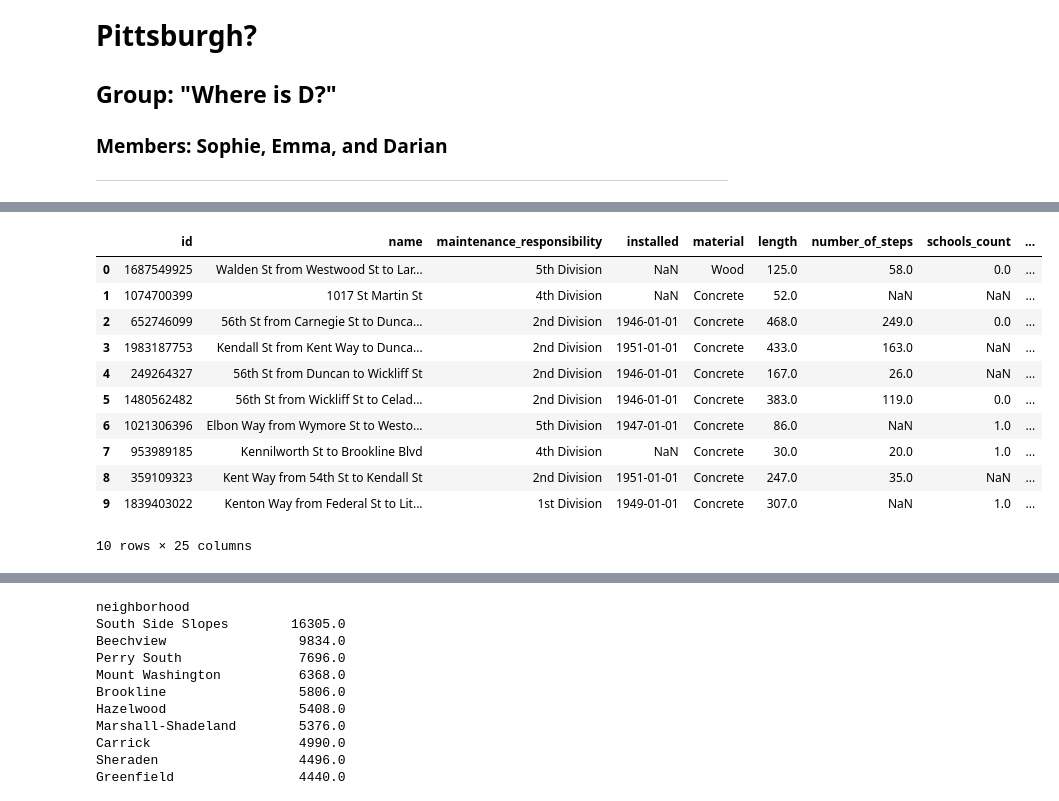
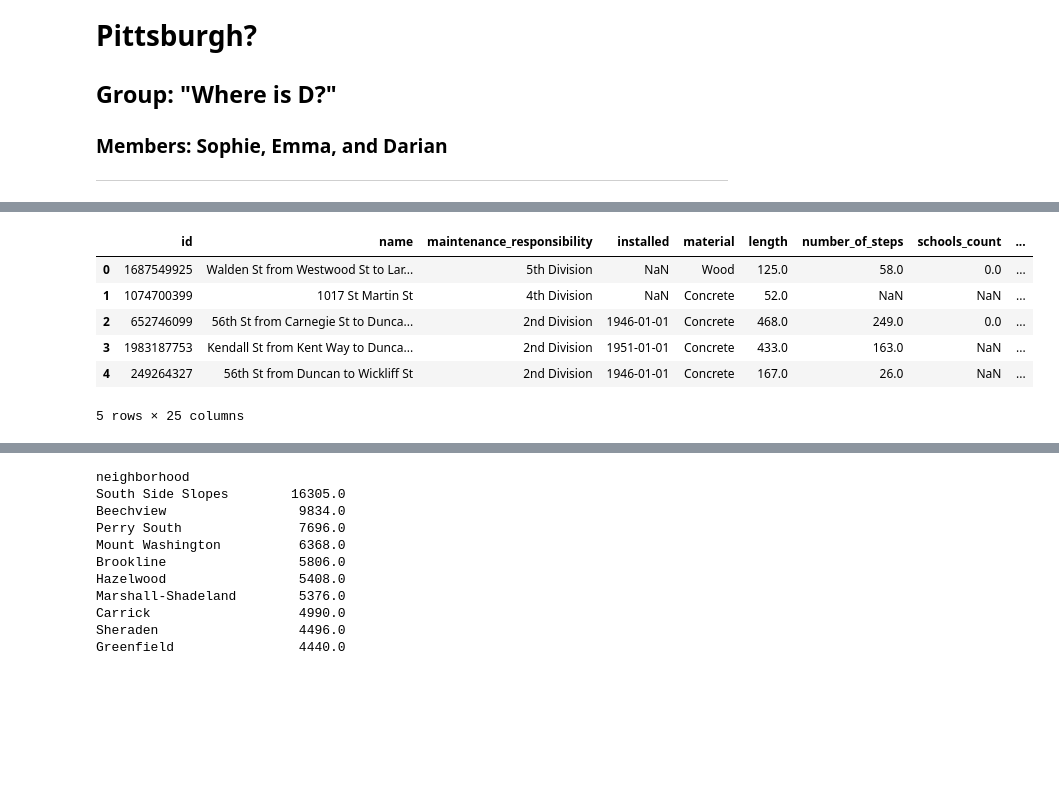
Before and after one commit to emmaknaub/Best-Pittsburgh-Neighborhood, a Jupyter notebook: Final.ipynb, the cells around one changed output, grey strips where cells are left out. Drawn from its saved outputs; the diff is of its cells as text; code cells hidden in the pictures; blank space fills up the shorter version.

```diff
--- a/Final.ipynb
+++ b/Final.ipynb
@@ -14,16 +21,11 @@ from matplotlib import pyplot, transforms
 # %%
 steps = pd.read_csv("steps.csv")
-steps.head(10)
+steps.head(5)
 # %% [output]
 |  | id | name | maintenance_responsibility | installed | material | length | number_of_steps | schools_count | ... |
 | 0 | 1687549925 | Walden St from Westwood St to Lar... | 5th Division | NaN | Wood | 125.0 | 58.0 | 0.0 | ... |
 | 1 | 1074700399 | 1017 St Martin St | 4th Division | NaN | Concrete | 52.0 | NaN | NaN | ... |
 | 2 | 652746099 | 56th St from Carnegie St to Dunca... | 2nd Division | 1946-01-01 | Concrete | 468.0 | 249.0 | 0.0 | ... |
 | 3 | 1983187753 | Kendall St from Kent Way to Dunca... | 2nd Division | 1951-01-01 | Concrete | 433.0 | 163.0 | NaN | ... |
 | 4 | 249264327 | 56th St from Duncan to Wickliff St | 2nd Division | 1946-01-01 | Concrete | 167.0 | 26.0 | NaN | ... |
-| 5 | 1480562482 | 56th St from Wickliff St to Celad... | 2nd Division | 1946-01-01 | Concrete | 383.0 | 119.0 | 0.0 | ... |
-| 6 | 1021306396 | Elbon Way from Wymore St to Westo... | 5th Division | 1947-01-01 | Concrete | 86.0 | NaN | 1.0 | ... |
-| 7 | 953989185 | Kennilworth St to Brookline Blvd | 4th Division | NaN | Concrete | 30.0 | 20.0 | 1.0 | ... |
-| 8 | 359109323 | Kent Way from 54th St to Kendall St | 2nd Division | 1951-01-01 | Concrete | 247.0 | 35.0 | NaN | ... |
-| 9 | 1839403022 | Kenton Way from Federal St to Lit... | 1st Division | 1949-01-01 | Concrete | 307.0 | NaN | 1.0 | ... |
-10 rows × 25 columns
+5 rows × 25 columns
```
Also changed, not shown: parts of 32 cells of this notebook, 1 other file.
